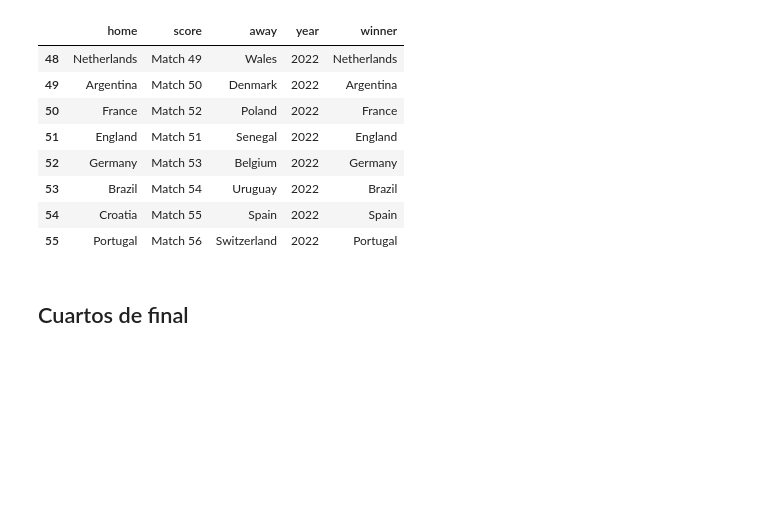
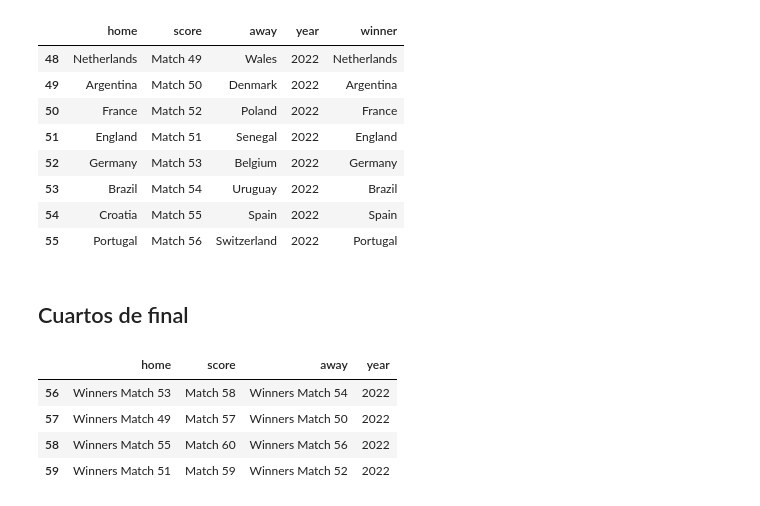
Before and after one commit to Gomezj1907/WC-2022-Predictions, a Jupyter notebook: 04_models/source/poisson.ipynb, the cells around one changed output. Cells and saved outputs as stored; diff of their text form; code cells hidden in the pictures; blank space fills up the shorter version.

```diff
--- a/04_models/source/poisson.ipynb
+++ b/04_models/source/poisson.ipynb
@@ -163,3 +163,11 @@ get_winner(df_fixture_knockout)
 | 55 | Portugal | Match 56 | Switzerland | 2022 | Portugal |
 # %% [markdown]
 ## Cuartos de final
+# %%
+df_fixture_quarter
+# %% [output]
+|  | home | score | away | year |
+| 56 | Winners Match 53 | Match 58 | Winners Match 54 | 2022 |
+| 57 | Winners Match 49 | Match 57 | Winners Match 50 | 2022 |
+| 58 | Winners Match 55 | Match 60 | Winners Match 56 | 2022 |
+| 59 | Winners Match 51 | Match 59 | Winners Match 52 | 2022 |
```
Also changed, not shown: parts of 8 cells of this notebook.
